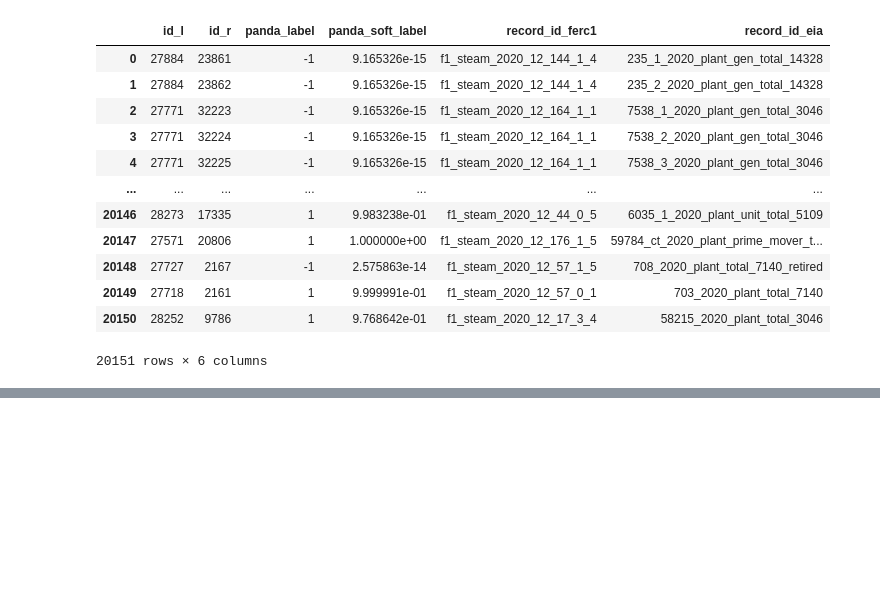
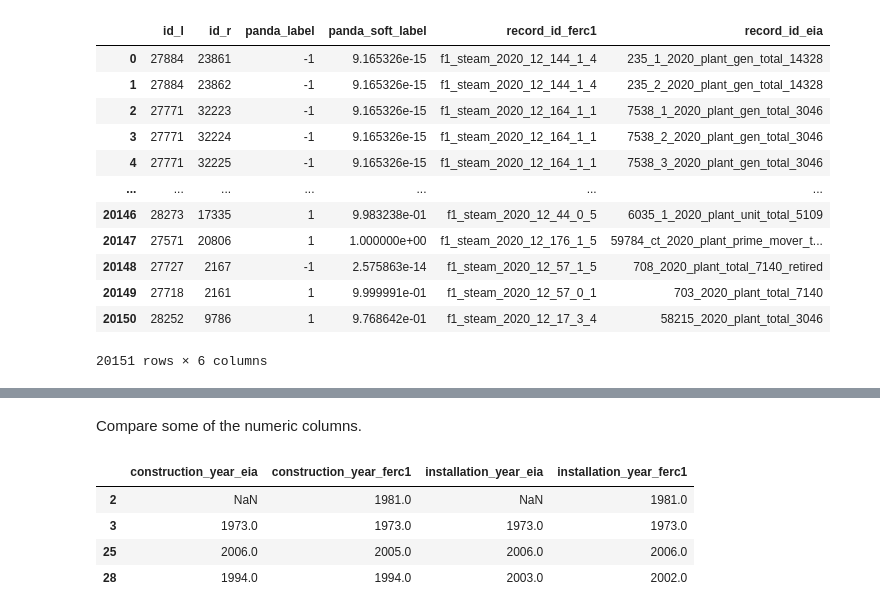
Before and after one commit to catalyst-cooperative/ccai-entity-matching, a Jupyter notebook: training_data_metrics.ipynb, the cells around one changed output, grey strips where cells are left out. Saved outputs shown, nothing was run; the diff lists cells and outputs as text; code cells hidden in the pictures; blank space fills up the shorter version.

```diff
--- a/training_data_metrics.ipynb
+++ b/training_data_metrics.ipynb
@@ -64,0 +122,12 @@ panda_labels[panda_labels.duplicated(subset=["record_id_eia", "record_id_ferc1"]
+# %% [markdown]
+Compare some of the numeric columns.
+# %%
+misses_full[[
+    'construction_year_eia', 'construction_year_ferc1',
+    'installation_year_eia', 'installation_year_ferc1']]
+# %% [output]
+|  | construction_year_eia | construction_year_ferc1 | installation_year_eia | installation_year_ferc1 |
+| 2 | NaN | 1981.0 | NaN | 1981.0 |
+| 3 | 1973.0 | 1973.0 | 1973.0 | 1973.0 |
+| 25 | 2006.0 | 2005.0 | 2006.0 | 2006.0 |
+| 28 | 1994.0 | 1994.0 | 2003.0 | 2002.0 |
```
Also changed, not shown: parts of 19 cells of this notebook, 1 other file.
